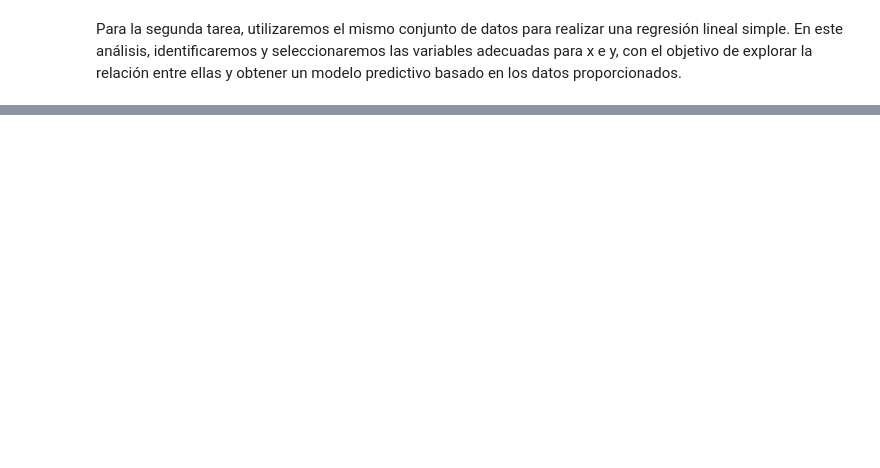
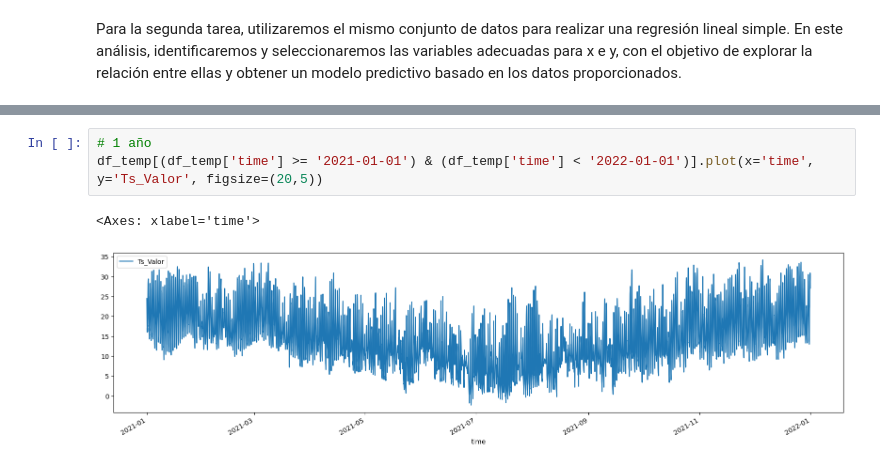
Before and after one commit to desareca/Analisis_Datos-MDS_UDD, a Jupyter notebook: T3 - Analisis de Datos/Tarea_III_Análisis_de_datos_Grupo_6.ipynb, the cells around one changed output, grey strips where cells are left out. Drawn from its saved outputs; the diff is of its cells as text; blank space fills up the shorter version.

```diff
--- a/T3 - Analisis de Datos/Tarea_III_Análisis_de_datos_Grupo_6.ipynb
+++ b/T3 - Analisis de Datos/Tarea_III_Análisis_de_datos_Grupo_6.ipynb
@@ -174,0 +116,6 @@ df[df.time.dt.date == pd.to_datetime('2021-01-01').date()].plot(x='time', y='Ts_
+# %%
+# 1 año
+df_temp[(df_temp['time'] >= '2021-01-01') & (df_temp['time'] < '2022-01-01')].plot(x='time', y='Ts_Valor', figsize=(20,5))
+# %% [output]
+<Axes: xlabel='time'>
+[figure, added]
```
Also changed, not shown: parts of 38 cells of this notebook.
